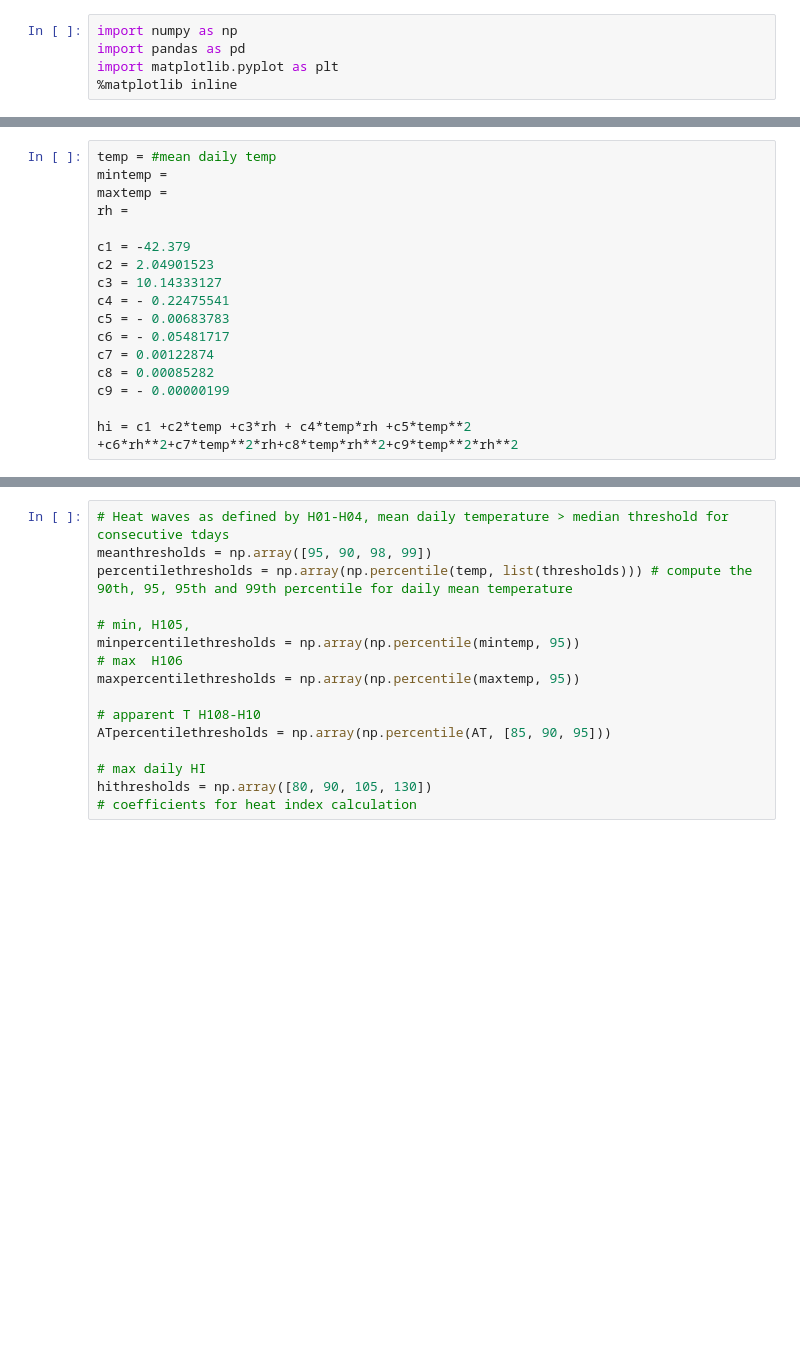
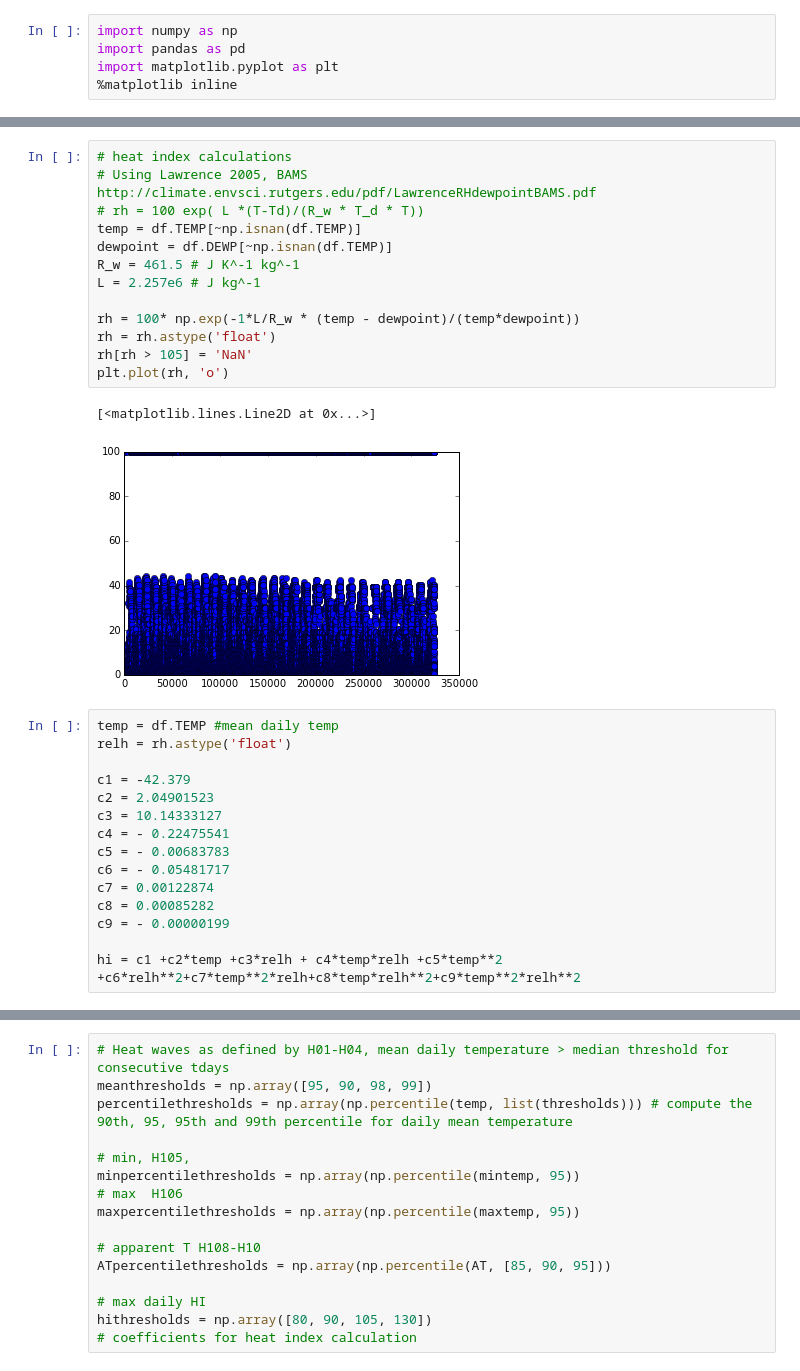
Before and after one commit to gottscott/cityheat, a Jupyter notebook: Bmore/heatwaveStatistics.ipynb, the cells around one changed output, grey strips where cells are left out. Drawn from its saved outputs; the diff is of its cells as text; blank space fills up the shorter version.

Commit message:
added heat index support

```diff
--- a/Bmore/heatwaveStatistics.ipynb
+++ b/Bmore/heatwaveStatistics.ipynb
@@ -34,8 +60,22 @@ plt.plot(BWImeandailytempthresholds.T)
+# %%
+# heat index calculations
+# Using Lawrence 2005, BAMS http://climate.envsci.rutgers.edu/pdf/LawrenceRHdewpointBAMS.pdf
+# rh = 100 exp( L *(T-Td)/(R_w * T_d * T))
+temp = df.TEMP[~np.isnan(df.TEMP)]
+dewpoint = df.DEWP[~np.isnan(df.TEMP)]
+R_w = 461.5 # J K^-1 kg^-1
+L = 2.257e6 # J kg^-1
+
+rh = 100* np.exp(-1*L/R_w * (temp - dewpoint)/(temp*dewpoint))
+rh = rh.astype('float')
+rh[rh > 105] = 'NaN'
+plt.plot(rh, 'o')
+# %% [output]
+[<matplotlib.lines.Line2D at 0x...>]
+[figure, added]
 # %%
-temp = #mean daily temp
-mintemp =
-maxtemp =
-rh =
+temp = df.TEMP #mean daily temp
+relh = rh.astype('float')
 
 c1 = -42.379
 c2 = 2.04901523
@@ -47,4 +87,4 @@ c7 = 0.00122874
 c8 = 0.00085282
 c9 = - 0.00000199
 
-hi = c1 +c2*temp +c3*rh + c4*temp*rh +c5*temp**2 +c6*rh**2+c7*temp**2*rh+c8*temp*rh**2+c9*temp**2*rh**2
+hi = c1 +c2*temp +c3*relh + c4*temp*relh +c5*temp**2 +c6*relh**2+c7*temp**2*relh+c8*temp*relh**2+c9*temp**2*relh**2
```
Also changed, not shown: parts of 8 cells of this notebook.
